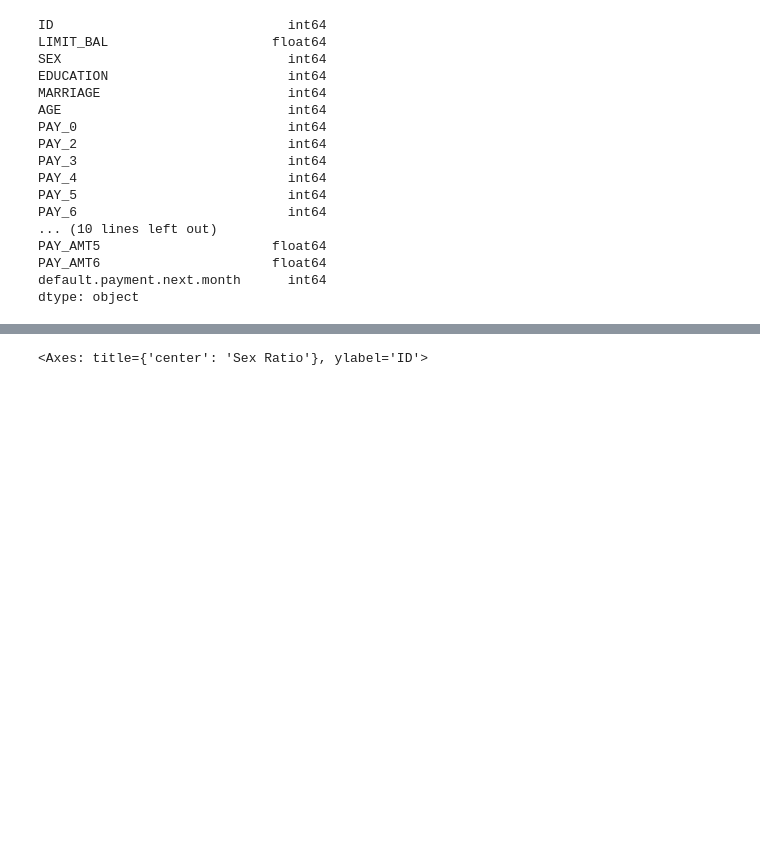
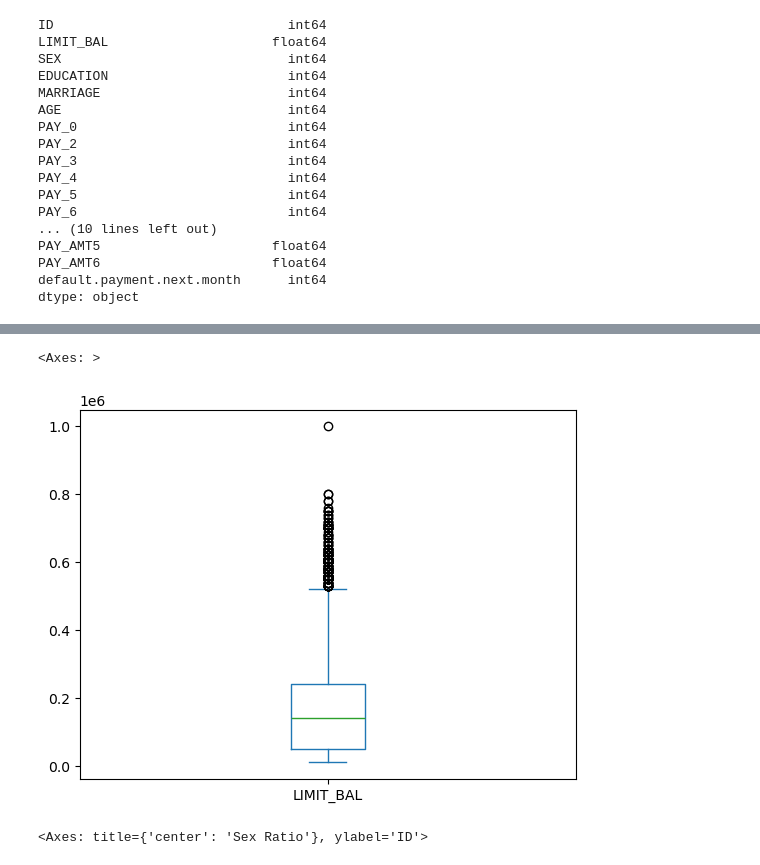
Before and after one commit to actlyong/DataScience, a Jupyter notebook: credit_scoring_model/credit_scoring_model.ipynb, the cells around one changed output, grey strips where cells are left out. Cells and saved outputs as stored; diff of their text form; code cells hidden in the pictures; blank space fills up the shorter version.

```diff
--- a/credit_scoring_model/credit_scoring_model.ipynb
+++ b/credit_scoring_model/credit_scoring_model.ipynb
@@ -122,3 +104,8 @@ Max 1000000.0
+# %%
+df.plot.box(column='LIMIT_BAL')
+# %% [output]
+<Axes: >
+[figure, added]
 # %%
 sex=df.groupby('SEX').count()['ID'] # Gender (1=male, 2=female)
 # More females than males, which %?
```
Also changed, not shown: parts of 82 cells of this notebook, 3 other files.
